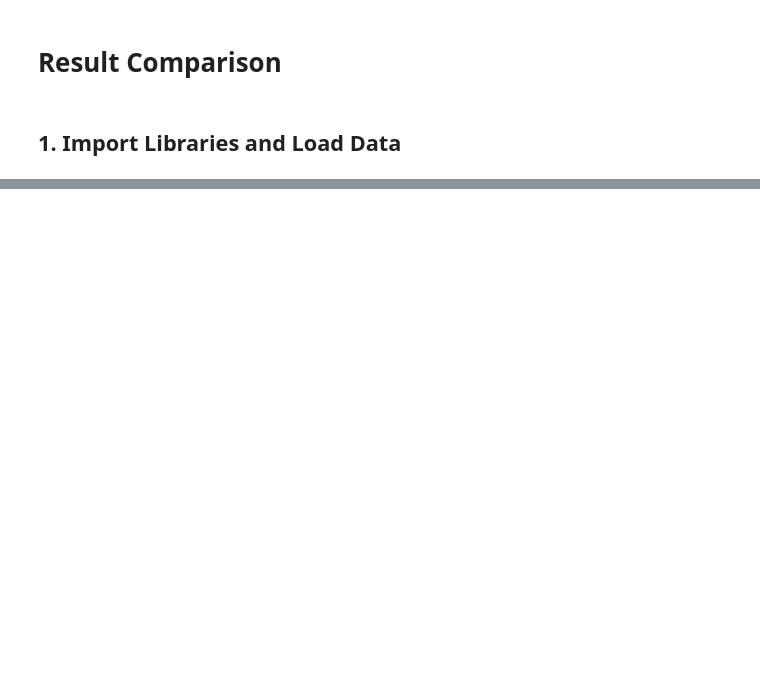
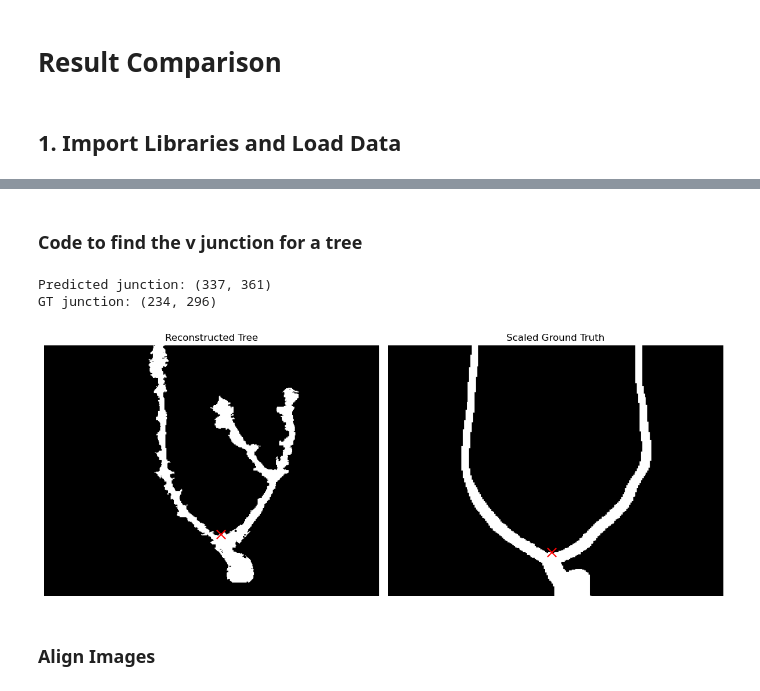
Before and after one commit to David-Hayes747/TreeProject, a Jupyter notebook: notebooks/03_result_comparison.ipynb, the cells around one changed output, grey strips where cells are left out. Drawn from its saved outputs; the diff is of its cells as text; code cells hidden in the pictures; blank space fills up the shorter version.

```diff
--- a/notebooks/03_result_comparison.ipynb
+++ b/notebooks/03_result_comparison.ipynb
@@ -42,0 +234,2 @@ TypeError: Image data of dtype object cannot be converted to float
+# %% [markdown]
+### Code to find the v junction for a tree
@@ -42,0 +362,50 @@ TypeError: Image data of dtype object cannot be converted to float
+# %%
+predicted_junction = find_v_junction(
+    prediction,
+    min_gap=20,
+    min_height=40
+)
+
+gt_junction = find_v_junction(
+    gt_scaled,
+    min_gap=15,
+    min_height=25
+)
+
+print("Predicted junction:", predicted_junction)
+print("GT junction:", gt_junction)
+# %% [output]
+Predicted junction: (337, 361)
+GT junction: (234, 296)
+# %%
+import matplotlib.pyplot as plt
+
+fig, axes = plt.subplots(1, 2, figsize=(12, 6))
+
+images = [
+    (prediction, predicted_junction, "Reconstructed Tree"),
+    (gt_scaled, gt_junction, "Scaled Ground Truth")
+]
+
+for ax, (img, point, title) in zip(axes, images):
+
+    ax.imshow(img, cmap="gray")
+
+    if point is not None:
+        ax.scatter(
+            point[0],
+            point[1],
+            color="red",
+            marker="x",
+            s=120
+        )
+
+    ax.set_title(title)
+    ax.axis("off")
+
+plt.tight_layout()
+plt.show()
+# %% [output]
+[figure, added]
+# %% [markdown]
+### Align Images
```
Also changed, not shown: parts of 19 cells of this notebook, 2 other files.
